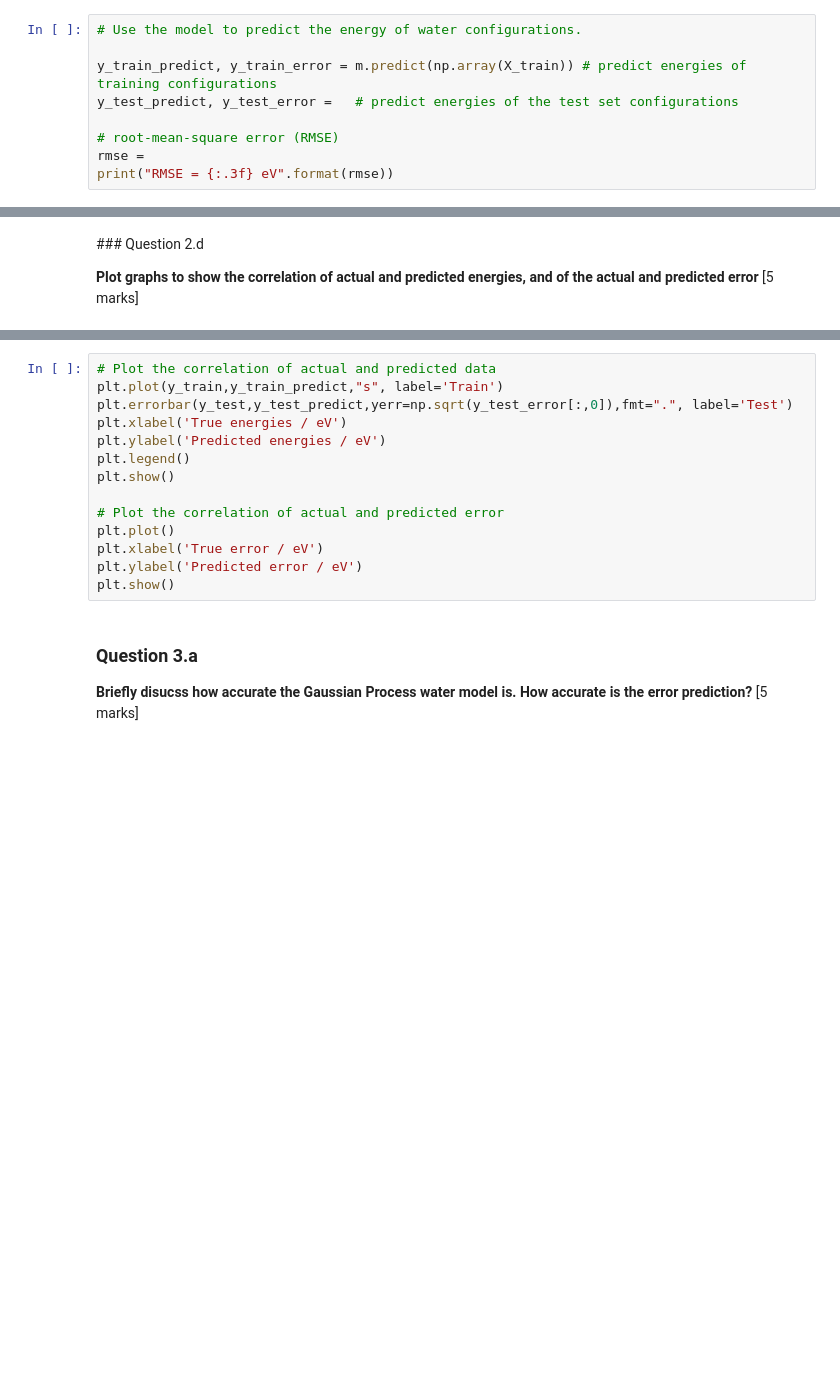
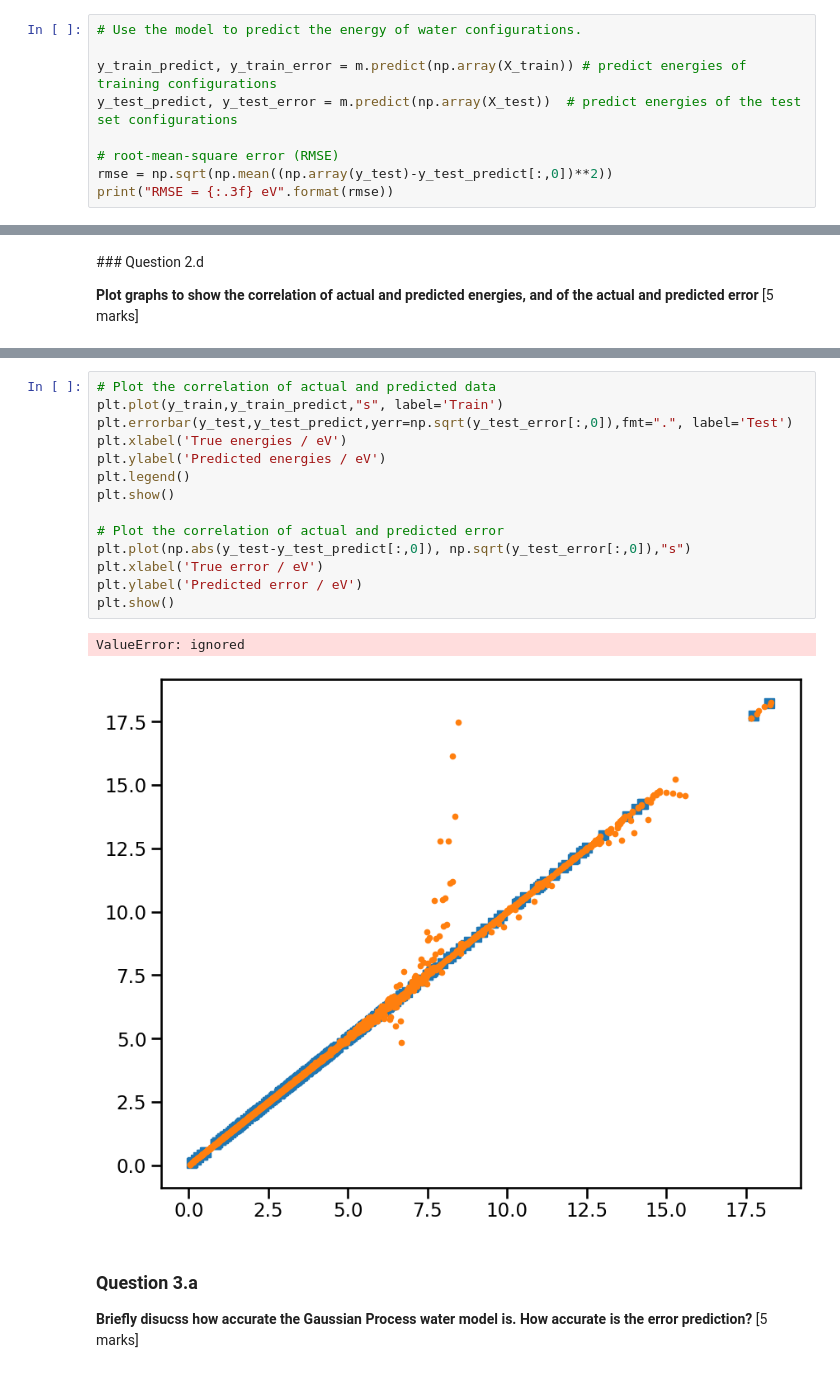
Before and after one commit to Melikakmm/Gaussian_Regression_Process_interactive_potential, a Jupyter notebook: fitpot.ipynb, the cells around one changed output, grey strips where cells are left out. Saved outputs shown, nothing was run; the diff lists cells and outputs as text; blank space fills up the shorter version.

```diff
--- a/fitpot.ipynb
+++ b/fitpot.ipynb
@@ -158,8 +255,8 @@ YOUR ANSWER HERE
 # Use the model to predict the energy of water configurations.
 
 y_train_predict, y_train_error = m.predict(np.array(X_train)) # predict energies of training configurations
-y_test_predict, y_test_error =   # predict energies of the test set configurations
+y_test_predict, y_test_error = m.predict(np.array(X_test))  # predict energies of the test set configurations
 
 # root-mean-square error (RMSE)
-rmse =
+rmse = np.sqrt(np.mean((np.array(y_test)-y_test_predict[:,0])**2))
 print("RMSE = {:.3f} eV".format(rmse))
@@ -170,17 +279,20 @@ print("RMSE = {:.3f} eV".format(rmse))
 # %%
 # Plot the correlation of actual and predicted data
 plt.plot(y_train,y_train_predict,"s", label='Train')
 plt.errorbar(y_test,y_test_predict,yerr=np.sqrt(y_test_error[:,0]),fmt=".", label='Test')
 plt.xlabel('True energies / eV')
 plt.ylabel('Predicted energies / eV')
 plt.legend()
 plt.show()
 
 # Plot the correlation of actual and predicted error
-plt.plot()
+plt.plot(np.abs(y_test-y_test_predict[:,0]), np.sqrt(y_test_error[:,0]),"s")
 plt.xlabel('True error / eV')
 plt.ylabel('Predicted error / eV')
 plt.show()
+# %% [output]
+ValueError: ignored
+[figure, added]
 # %% [markdown]
 ### Question 3.a
 
```
Also changed, not shown: parts of 16 cells of this notebook.
